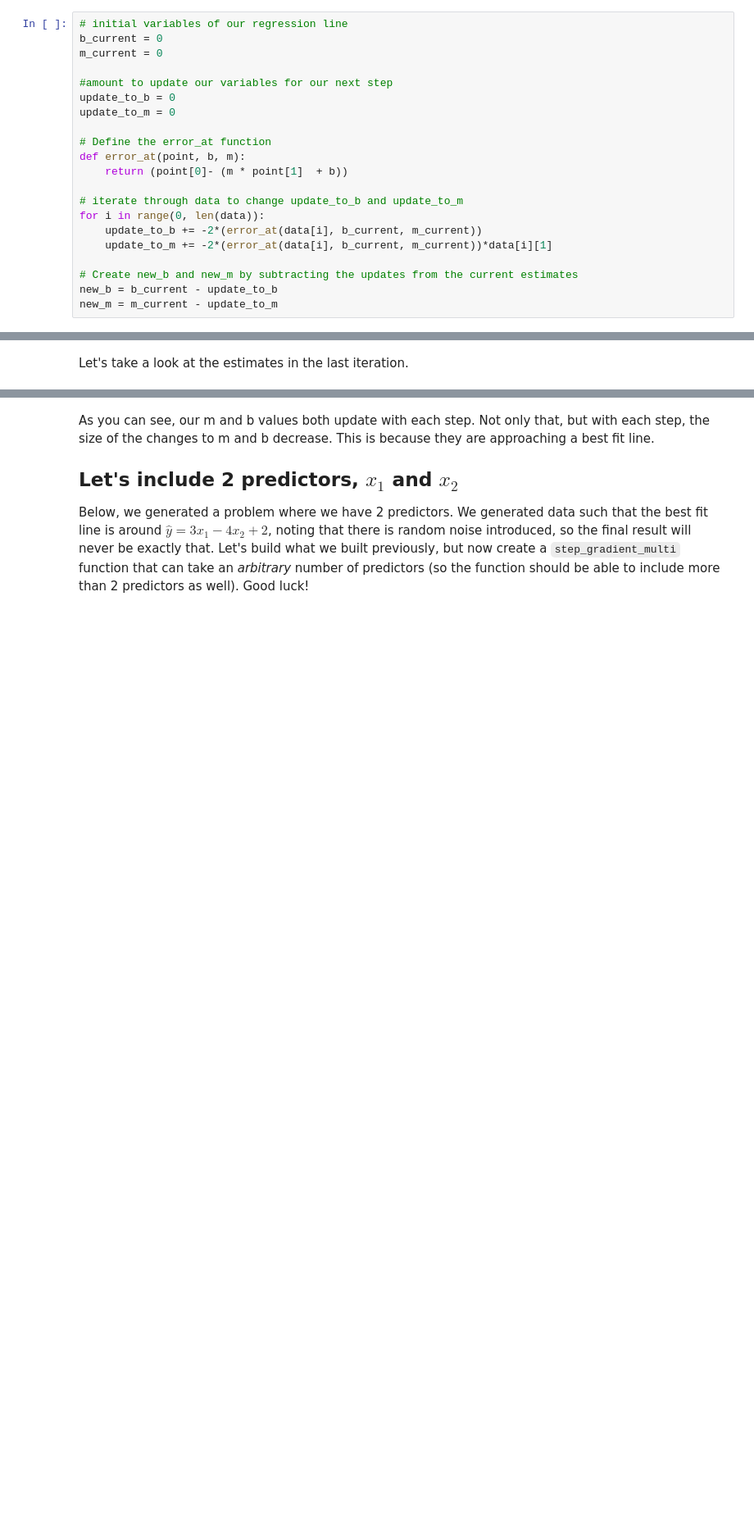
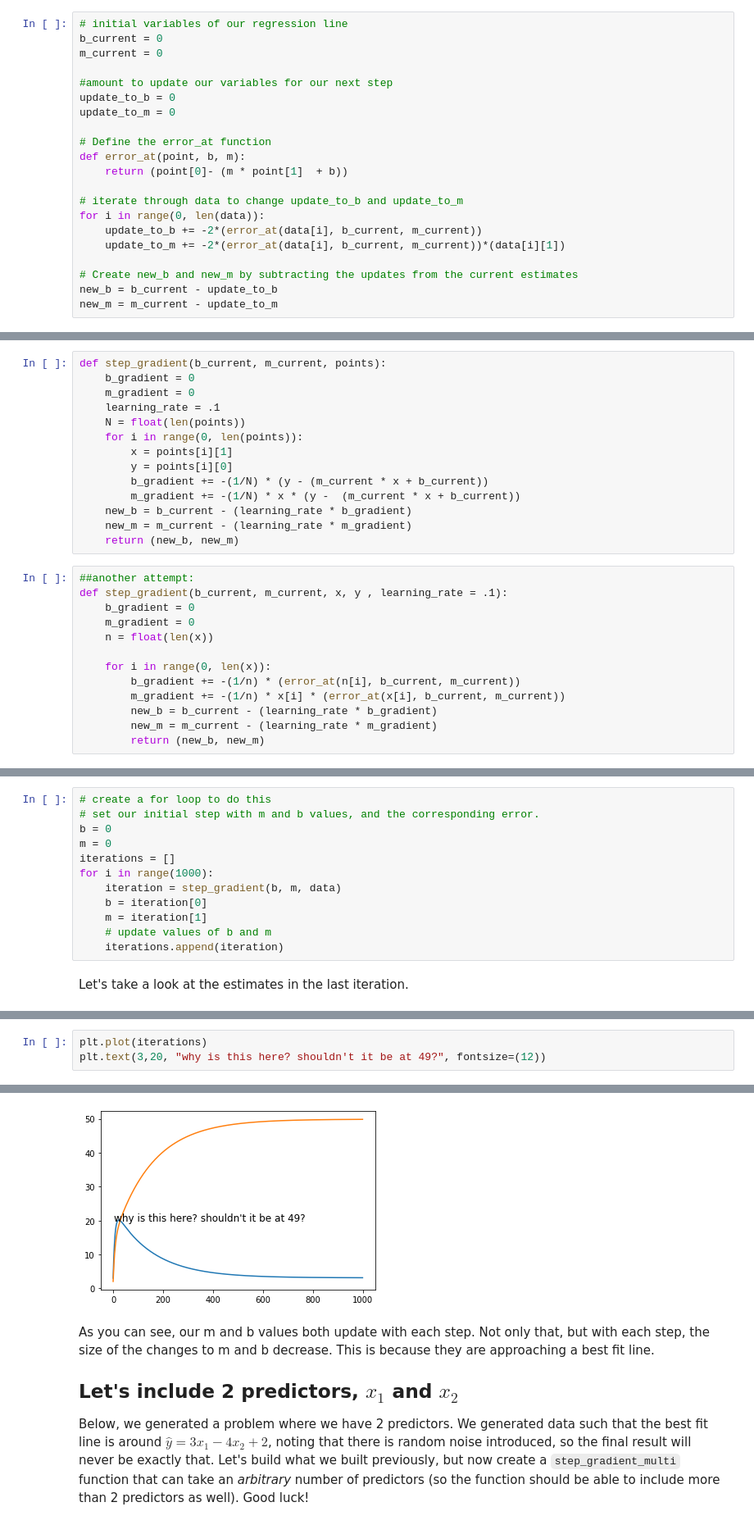
Before and after one commit to andiosika/dsc-applying-gradient-descent-lab-online-ds-pt-100719, a Jupyter notebook: index.ipynb, the cells around one changed output, grey strips where cells are left out. Shown: that part at 82% size. Saved outputs shown, nothing was run; the diff lists cells and outputs as text; blank space fills up the shorter version.

```diff
--- a/index.ipynb
+++ b/index.ipynb
@@ -108,7 +108,7 @@ def error_at(point, b, m):
 # iterate through data to change update_to_b and update_to_m
 for i in range(0, len(data)):
     update_to_b += -2*(error_at(data[i], b_current, m_current))
-    update_to_m += -2*(error_at(data[i], b_current, m_current))*data[i][1]
+    update_to_m += -2*(error_at(data[i], b_current, m_current))*(data[i][1])
 
 # Create new_b and new_m by subtracting the updates from the current estimates
 new_b = b_current - update_to_b
@@ -165,3 +184,30 @@ def step_gradient(b_current, m_current, points):
+# %%
+def step_gradient(b_current, m_current, points):
+    b_gradient = 0
+    m_gradient = 0
+    learning_rate = .1
+    N = float(len(points))
+    for i in range(0, len(points)):
+        x = points[i][1]
+        y = points[i][0]
+        b_gradient += -(1/N) * (y - (m_current * x + b_current))
+        m_gradient += -(1/N) * x * (y -  (m_current * x + b_current))
+    new_b = b_current - (learning_rate * b_gradient)
+    new_m = m_current - (learning_rate * m_gradient)
+    return (new_b, new_m)
+# %%
+##another attempt:
+def step_gradient(b_current, m_current, x, y , learning_rate = .1):
+    b_gradient = 0
+    m_gradient = 0
+    n = float(len(x))
+
+    for i in range(0, len(x)):
+        b_gradient += -(1/n) * (error_at(n[i], b_current, m_current))
+        m_gradient += -(1/n) * x[i] * (error_at(x[i], b_current, m_current))
+        new_b = b_current - (learning_rate * b_gradient)
+        new_m = m_current - (learning_rate * m_gradient)
+        return (new_b, new_m)
 # %% [markdown]
 Now let's initialize `b` and `m` as 0 and run a first iteration of the `step_gradient` function.
 # %%
@@ -179,2 +234,14 @@ Let's do this, say, 1000 times.
+# %%
+# create a for loop to do this
+# set our initial step with m and b values, and the corresponding error.
+b = 0
+m = 0
+iterations = []
+for i in range(1000):
+    iteration = step_gradient(b, m, data)
+    b = iteration[0]
+    m = iteration[1]
+    # update values of b and m
+    iterations.append(iteration)
 # %% [markdown]
 Let's take a look at the estimates in the last iteration.
@@ -182,0 +255,4 @@ Let's take a look at the estimates in the last iteration.
+# %%
+plt.plot(iterations)
+plt.text(3,20, "why is this here? shouldn't it be at 49?", fontsize=(12))
+# %% [output]
@@ -183,3 +260,4 @@ Let's take a look at the estimates in the last iteration.
+[figure, added]
 # %% [markdown]
 As you can see, our  m  and  b  values both update with each step. Not only that, but with each step, the size of the changes to  m and  b  decrease. This is because they are approaching a best fit line.
 
```
Also changed, not shown: parts of 16 cells of this notebook.
